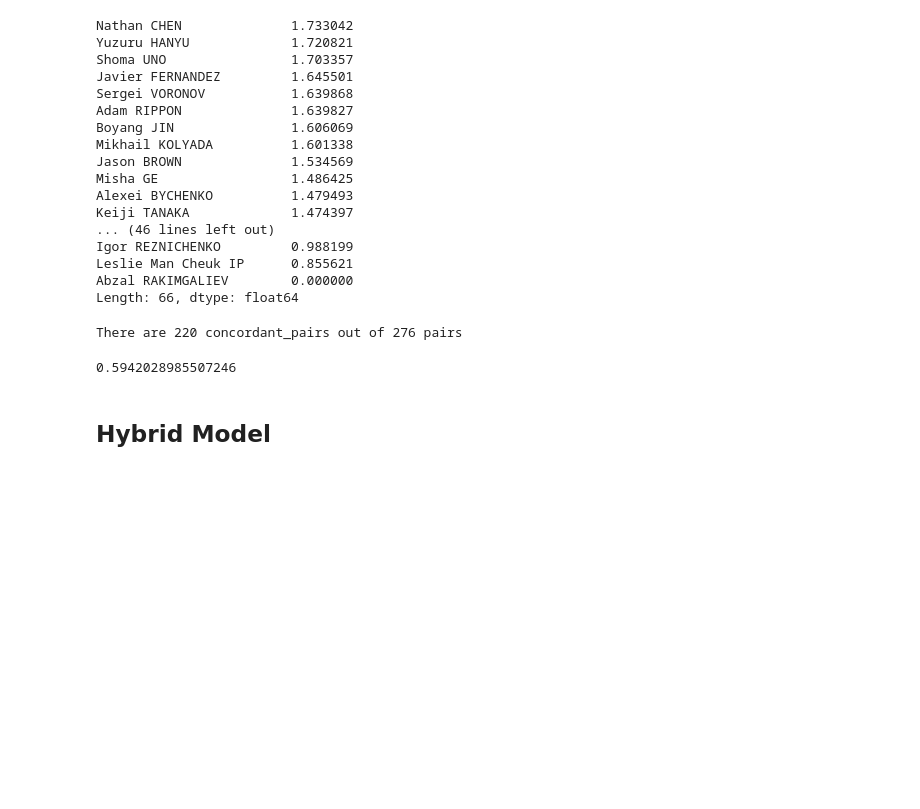
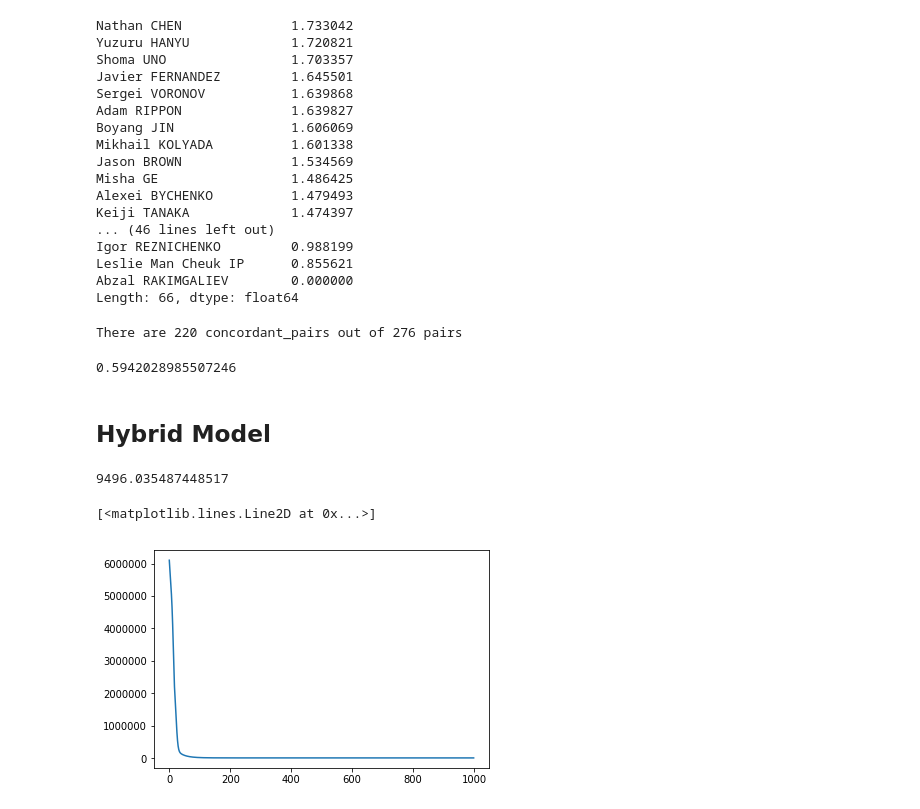
Before and after one commit to khanhnguyendata/skate_predict, a Jupyter notebook: analysis.ipynb, the cells around one changed output. Cells and saved outputs as stored; diff of their text form; code cells hidden in the pictures; blank space fills up the shorter version.

```diff
--- a/analysis.ipynb
+++ b/analysis.ipynb
@@ -208,3 +208,36 @@ There are 220 concordant_pairs out of 276 pairs
 0.5942028985507246
 # %% [markdown]
 ## Hybrid Model
+# %%
+season_table = pd.pivot_table(season_scores[['name', 'event', 'score']], values='score', index='name', columns='event')
+season_skaters = list(season_table.index)
+season_events = list(season_table.columns)
+# %%
+true_scores = season_table.values
+skater_scores = np.full(len(season_skaters), 0.5)
+event_scores = np.full(len(season_events), 0.5)
+bias = 0.5
+
+alpha = 0.0001
+rmses = []
+
+for _ in range(1000):
+    diff = np.outer(skater_scores, event_scores) + bias - true_scores
+    event_gradients = np.nansum(diff * event_scores, axis=0)
+    skater_gradients = np.nansum(diff.T * skater_scores, axis=0)
+    bias_gradient = np.nansum(diff)
+
+    event_scores = event_scores - alpha * event_gradients
+    skater_scores = skater_scores - alpha * skater_gradients
+    bias = bias - alpha * bias_gradient
+    rmse = np.nansum(diff**2)
+    rmses.append(rmse)
+# %%
+rmse
+# %% [output]
+9496.035487448517
+# %%
+plt.plot(rmses)
+# %% [output]
+[<matplotlib.lines.Line2D at 0x...>]
+[figure, added]
```
Also changed, not shown: parts of 6 cells of this notebook.
